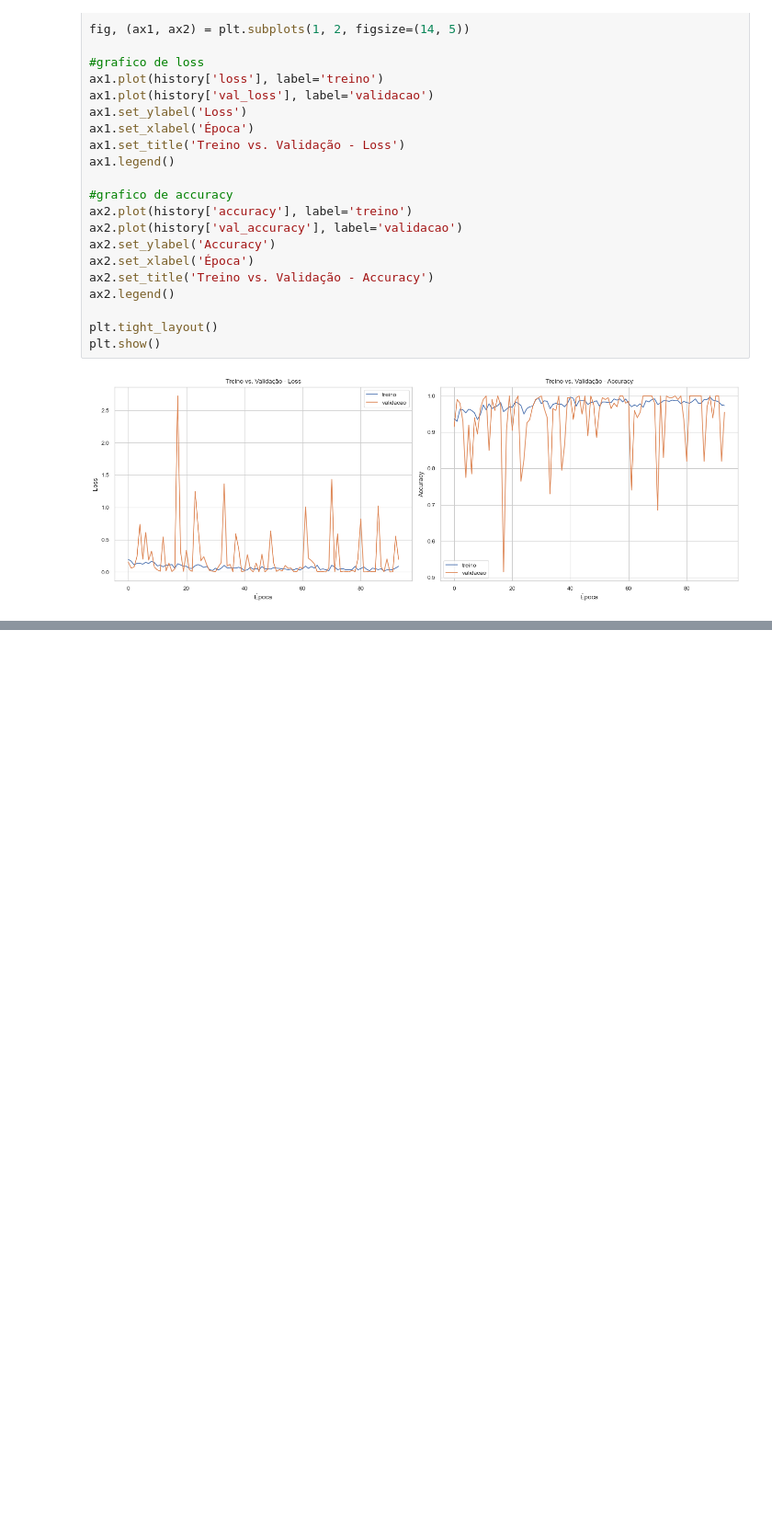
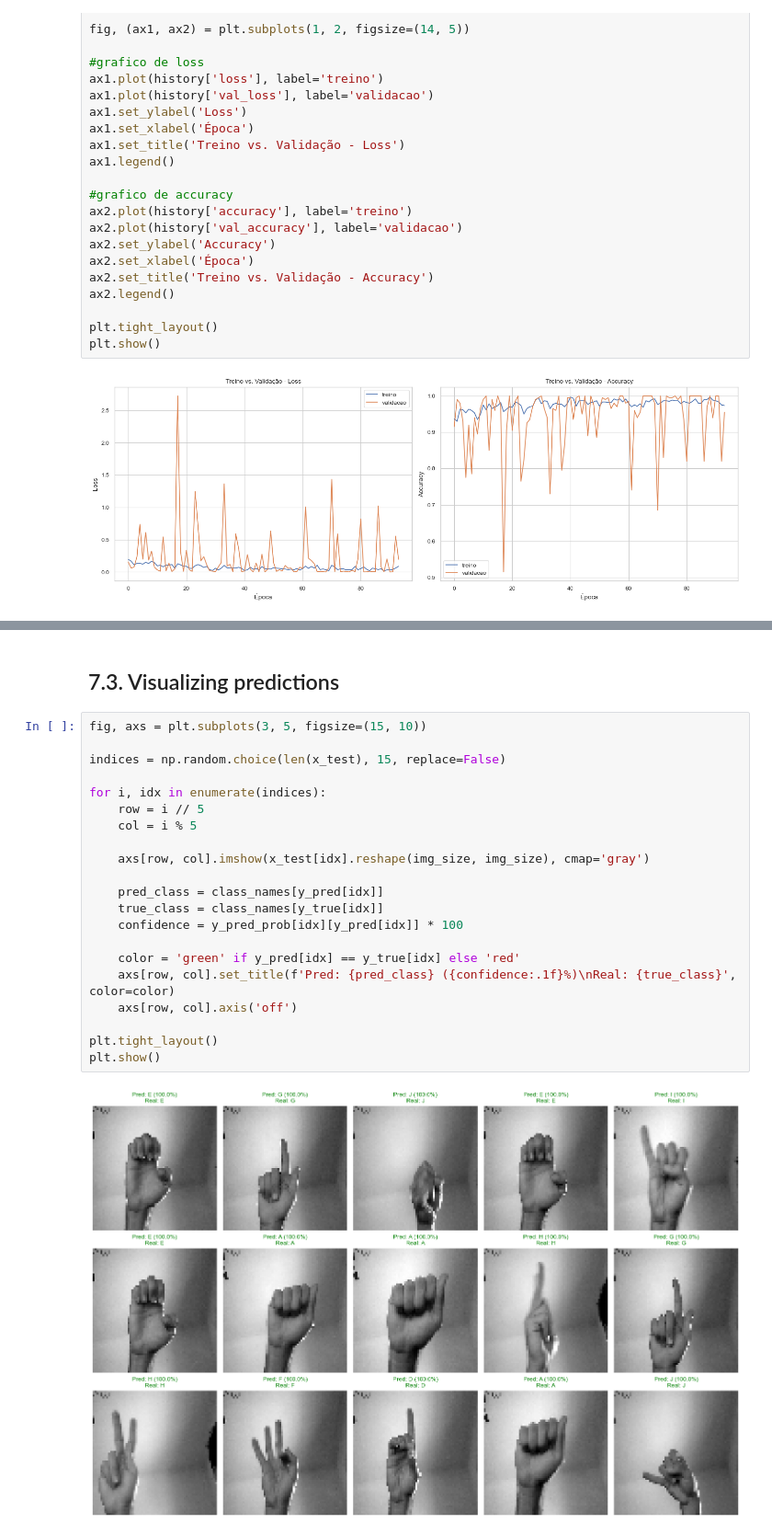
Before and after one commit to eulergomees/cnn_sign_language, a Jupyter notebook: cnn_sign_language.ipynb, the cells around one changed output, grey strips where cells are left out. Shown at 92% size. Cells and saved outputs as stored; diff of their text form; blank space fills up the shorter version.

```diff
--- a/cnn_sign_language.ipynb
+++ b/cnn_sign_language.ipynb
@@ -715,0 +764,25 @@ plt.show()
+# %% [markdown]
+## 7.3. Visualizing predictions
+# %%
+fig, axs = plt.subplots(3, 5, figsize=(15, 10))
+
+indices = np.random.choice(len(x_test), 15, replace=False)
+
+for i, idx in enumerate(indices):
+    row = i // 5
+    col = i % 5
+
+    axs[row, col].imshow(x_test[idx].reshape(img_size, img_size), cmap='gray')
+
+    pred_class = class_names[y_pred[idx]]
+    true_class = class_names[y_true[idx]]
+    confidence = y_pred_prob[idx][y_pred[idx]] * 100
+
+    color = 'green' if y_pred[idx] == y_true[idx] else 'red'
+    axs[row, col].set_title(f'Pred: {pred_class} ({confidence:.1f}%)\nReal: {true_class}', color=color)
+    axs[row, col].axis('off')
+
+plt.tight_layout()
+plt.show()
+# %% [output]
+[figure, added]
```
Also changed, not shown: parts of 6 cells of this notebook.
